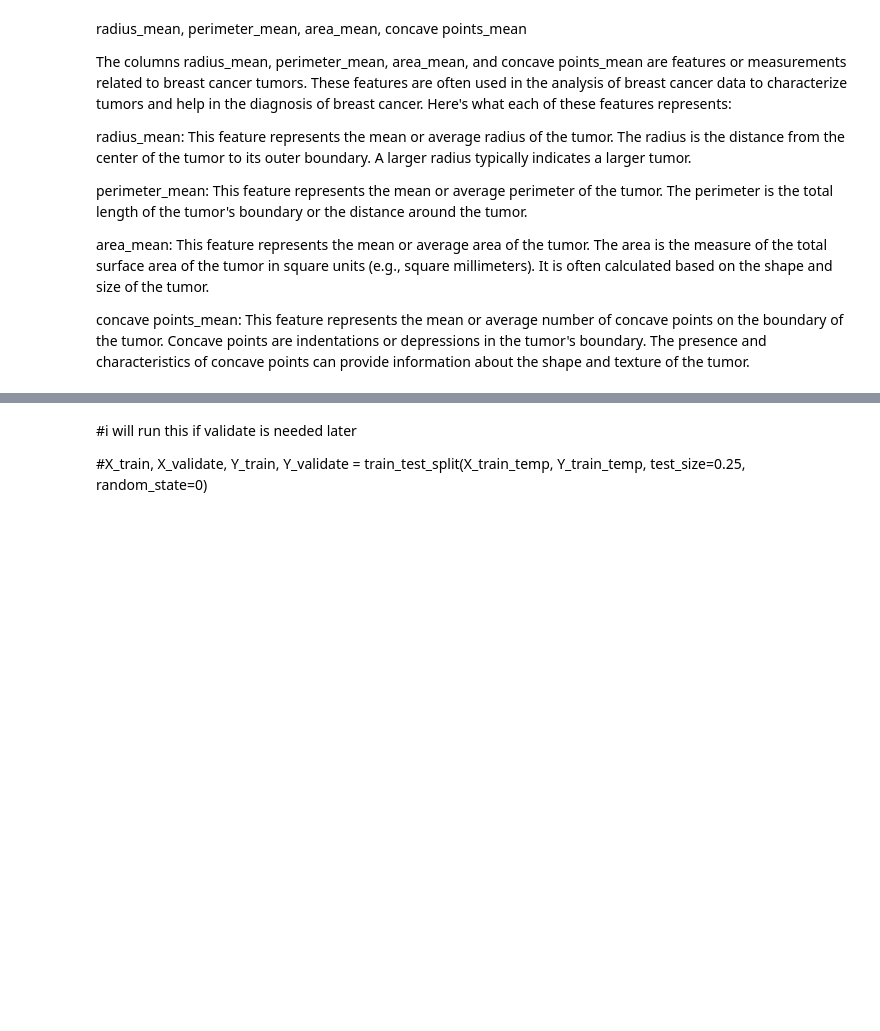
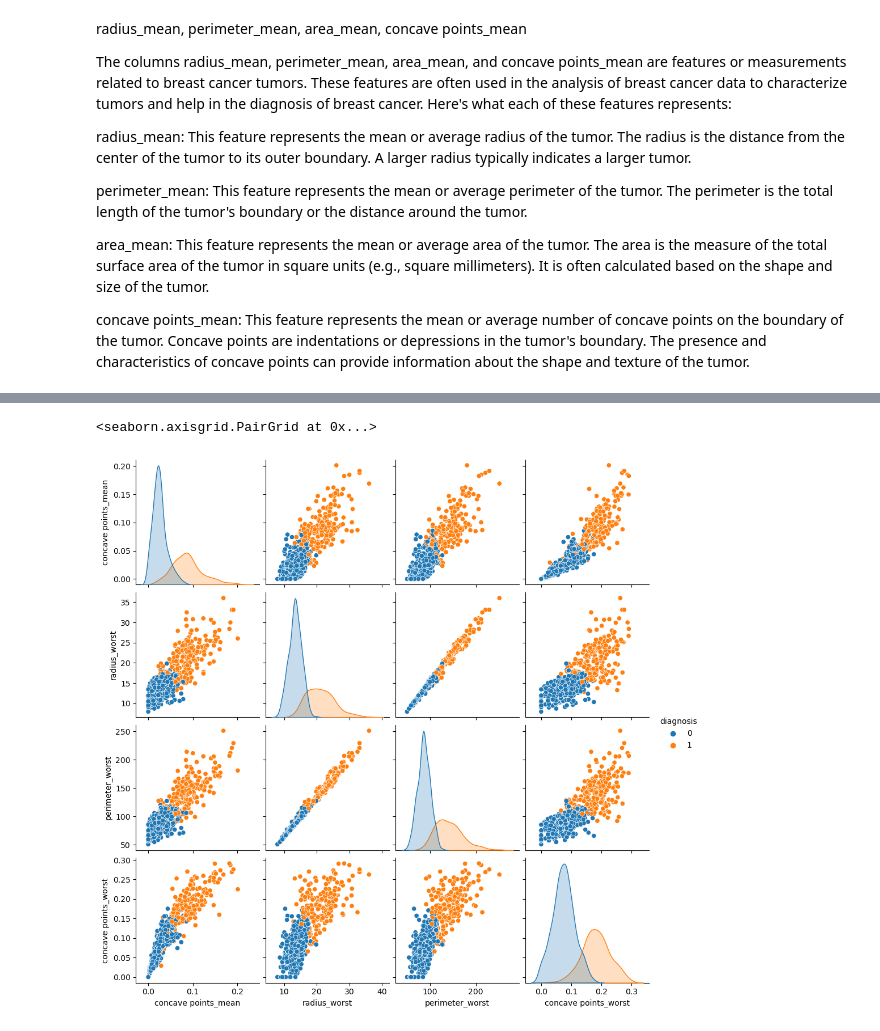
Before and after one commit to Thoai-Adam/Individual-Project, a Jupyter notebook: scratch.ipynb, the cells around one changed output, grey strips where cells are left out. Drawn from its saved outputs; the diff is of its cells as text; code cells hidden in the pictures; blank space fills up the shorter version.

```diff
--- a/scratch.ipynb
+++ b/scratch.ipynb
@@ -210,6 +174,6 @@ area_mean: This feature represents the mean or average area of the tumor. The ar
 concave points_mean: This feature represents the mean or average number of concave points on the boundary of the tumor. Concave points are indentations or depressions in the tumor's boundary. The presence and characteristics of concave points can provide information about the shape and texture of the tumor.
 # %%
 # Create a new DataFrame with selected features
-df = df[['diagnosis','radius_mean', 'perimeter_mean', 'area_mean', 'concave points_mean']]
+df = df[['diagnosis', 'concave points_mean', 'radius_worst', 'perimeter_worst','concave points_worst']]
 # %%
 df
@@ -216,3 +194,6 @@ df
 # %%
-sns.pairplot(df)
+sns.pairplot(data=df,kind ="scatter",hue="diagnosis")
+# %% [output]
+<seaborn.axisgrid.PairGrid at 0x...>
+[figure, added]
 # %%
@@ -223,7 +204,3 @@ from sklearn.model_selection import train_test_split
 X_train, X_test, Y_train, Y_test = train_test_split(X,Y,test_size=0.25, random_state =42)
 
 # 75% is X_train, 25% is X_test
-# %% [markdown]
-#i will run this if validate is needed later
-
-#X_train, X_validate, Y_train, Y_validate = train_test_split(X_train_temp, Y_train_temp, test_size=0.25, random_state=0)
```
Also changed, not shown: parts of 21 cells of this notebook, 2 other files.
